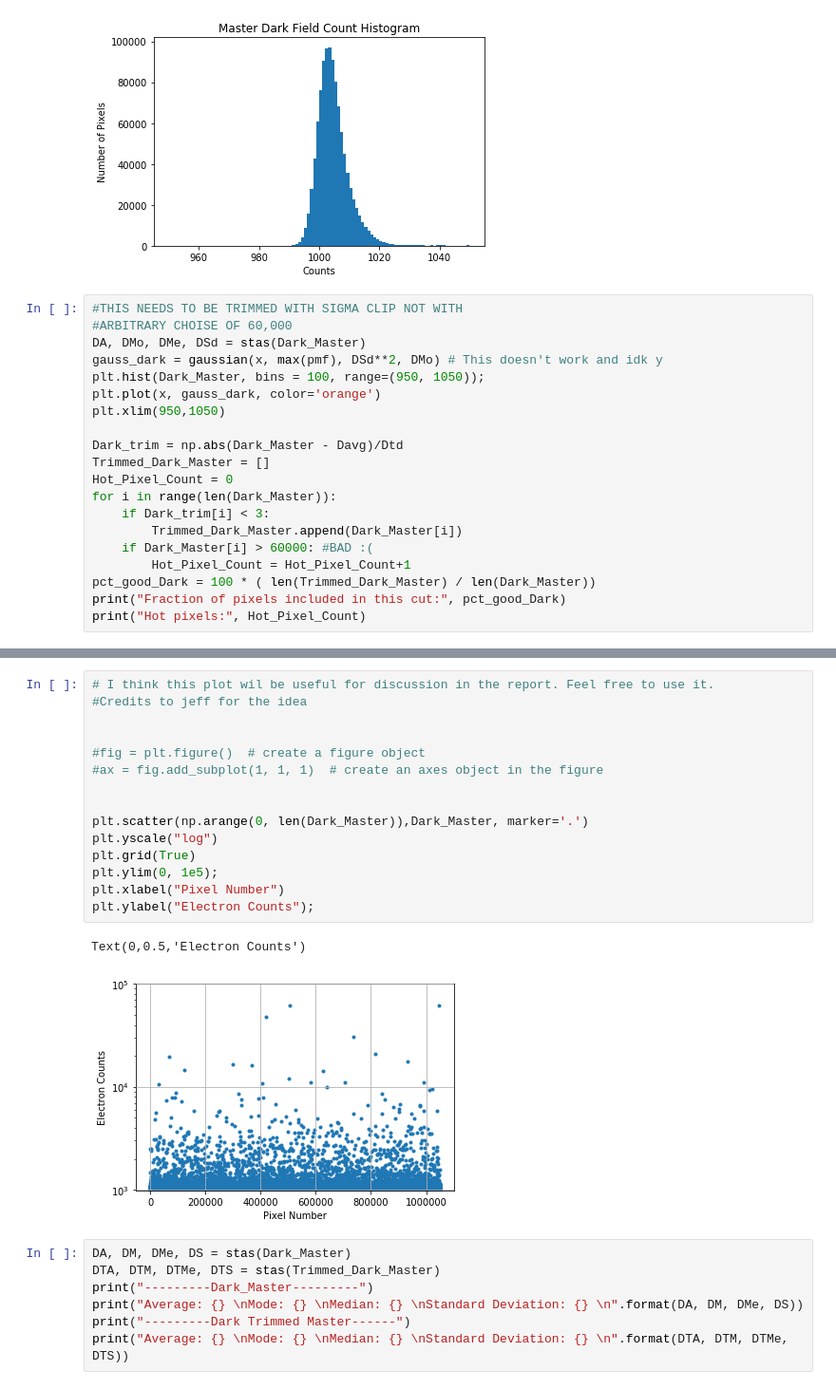
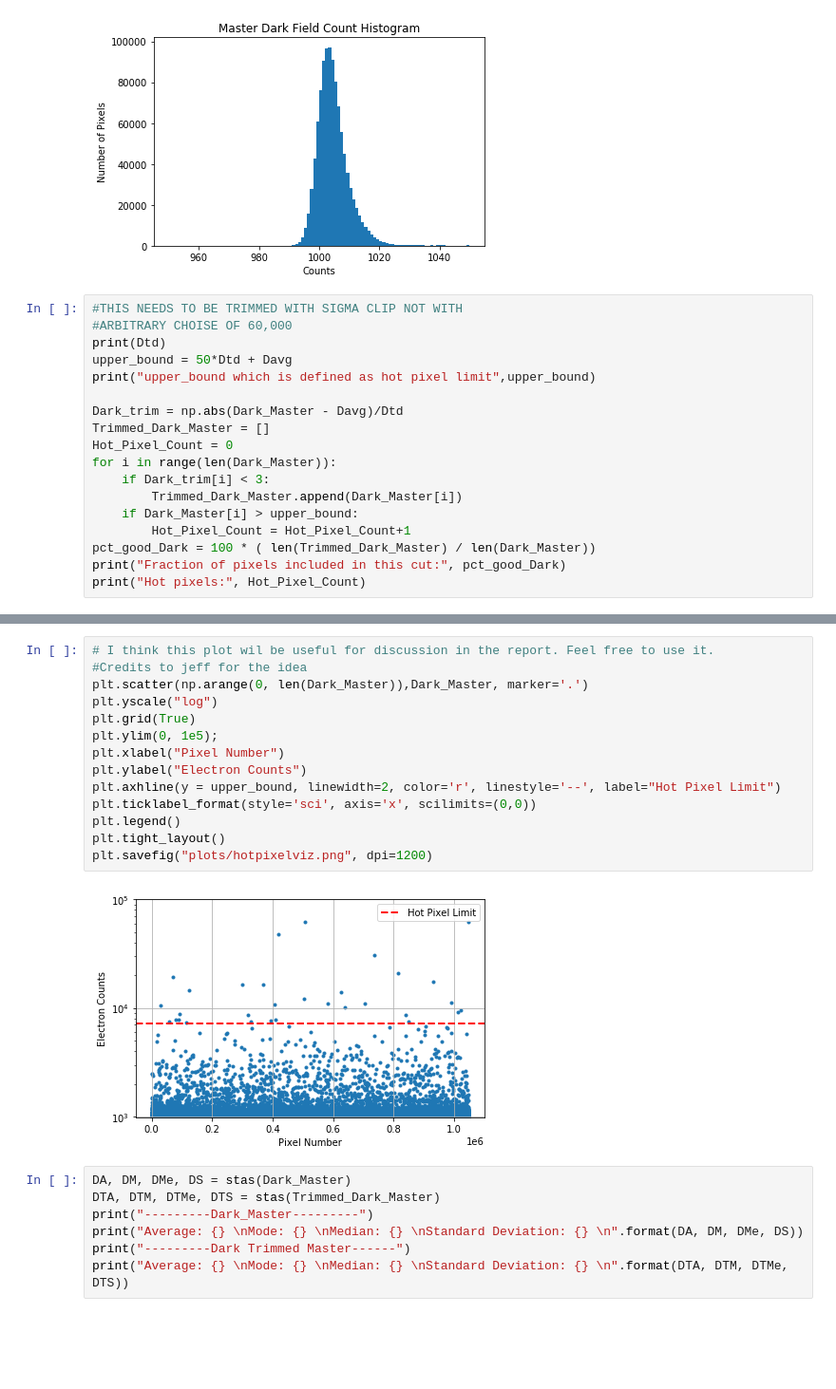
Before and after one commit to astro-kjc/AST443, a Jupyter notebook: Lab0/Lab0.ipynb, the cells around one changed output, grey strips where cells are left out. Shown: that part at 95% size. Cells and saved outputs as stored; diff of their text form; blank space fills up the shorter version.

Commit message:
Hot pixel sigma clipping / plot

```diff
--- a/Lab0/Lab0.ipynb
+++ b/Lab0/Lab0.ipynb
@@ -119,11 +124,9 @@ plt.savefig("plots/masterdarkhist.png", dpi=1200)
 # %%
 #THIS NEEDS TO BE TRIMMED WITH SIGMA CLIP NOT WITH
 #ARBITRARY CHOISE OF 60,000
-DA, DMo, DMe, DSd = stas(Dark_Master)
-gauss_dark = gaussian(x, max(pmf), DSd**2, DMo) # This doesn't work and idk y
-plt.hist(Dark_Master, bins = 100, range=(950, 1050));
-plt.plot(x, gauss_dark, color='orange')
-plt.xlim(950,1050)
+print(Dtd)
+upper_bound = 50*Dtd + Davg
+print("upper_bound which is defined as hot pixel limit",upper_bound)
 
 Dark_trim = np.abs(Dark_Master - Davg)/Dtd
 Trimmed_Dark_Master = []
@@ -131,7 +134,7 @@ Hot_Pixel_Count = 0
 for i in range(len(Dark_Master)):
     if Dark_trim[i] < 3:
         Trimmed_Dark_Master.append(Dark_Master[i])
-    if Dark_Master[i] > 60000: #BAD :(
+    if Dark_Master[i] > upper_bound:
         Hot_Pixel_Count = Hot_Pixel_Count+1
 pct_good_Dark = 100 * ( len(Trimmed_Dark_Master) / len(Dark_Master))
 print("Fraction of pixels included in this cut:", pct_good_Dark)
@@ -143,21 +147,19 @@ Hot pixels: 2
 # %%
 # I think this plot wil be useful for discussion in the report. Feel free to use it.
 #Credits to jeff for the idea
-
-
-#fig = plt.figure()  # create a figure object
-#ax = fig.add_subplot(1, 1, 1)  # create an axes object in the figure
-
-
 plt.scatter(np.arange(0, len(Dark_Master)),Dark_Master, marker='.')
 plt.yscale("log")
 plt.grid(True)
 plt.ylim(0, 1e5);
 plt.xlabel("Pixel Number")
-plt.ylabel("Electron Counts");
+plt.ylabel("Electron Counts")
+plt.axhline(y = upper_bound, linewidth=2, color='r', linestyle='--', label="Hot Pixel Limit")
+plt.ticklabel_format(style='sci', axis='x', scilimits=(0,0))
+plt.legend()
+plt.tight_layout()
+plt.savefig("plots/hotpixelviz.png", dpi=1200)
 # %% [output]
-Text(0,0.5,'Electron Counts')
-[figure, old version]
+[figure, new version]
 # %%
 DA, DM, DMe, DS = stas(Dark_Master)
 DTA, DTM, DTMe, DTS = stas(Trimmed_Dark_Master)
```
Also changed, not shown: parts of 4 cells of this notebook.
